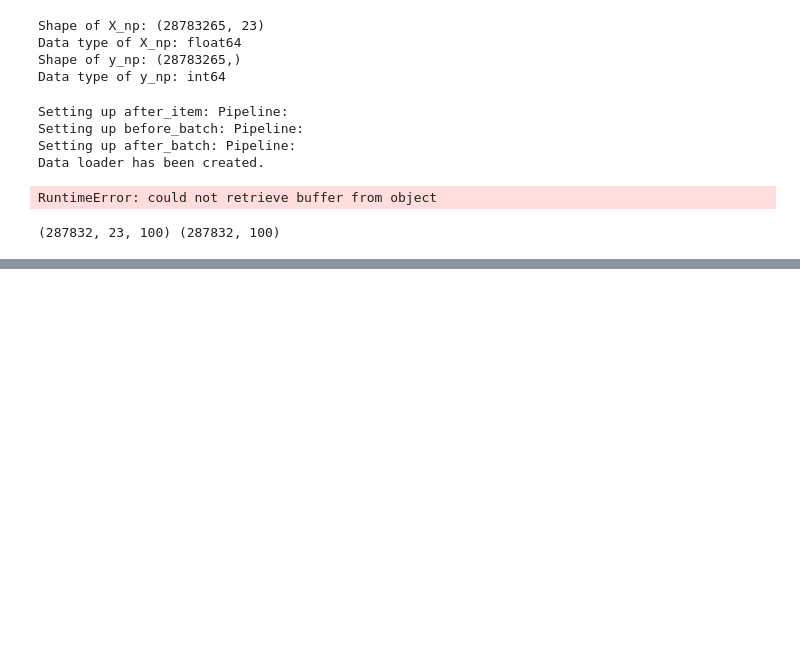
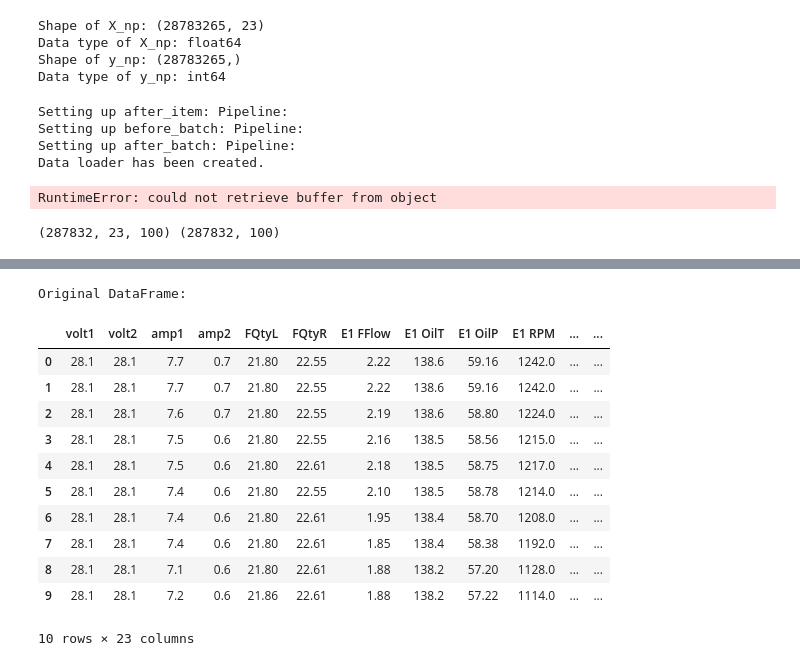
Before and after one commit to Dubeman/ngafid_anomaly_detection, a Jupyter notebook: TSAI_NGAFID.ipynb, the cells around one changed output, grey strips where cells are left out. Cells and saved outputs as stored; diff of their text form; code cells hidden in the pictures; blank space fills up the shorter version.

```diff
--- a/TSAI_NGAFID.ipynb
+++ b/TSAI_NGAFID.ipynb
@@ -349,0 +461,17 @@ ValueError: 'a' cannot be empty unless no samples are taken
+# %%
+print("Original DataFrame:")
+group
+# %% [output]
+Original DataFrame:
+|  | volt1 | volt2 | amp1 | amp2 | FQtyL | FQtyR | E1 FFlow | E1 OilT | E1 OilP | E1 RPM | ... | ... |
+| 0 | 28.1 | 28.1 | 7.7 | 0.7 | 21.80 | 22.55 | 2.22 | 138.6 | 59.16 | 1242.0 | ... | ... |
+| 1 | 28.1 | 28.1 | 7.7 | 0.7 | 21.80 | 22.55 | 2.22 | 138.6 | 59.16 | 1242.0 | ... | ... |
+| 2 | 28.1 | 28.1 | 7.6 | 0.7 | 21.80 | 22.55 | 2.19 | 138.6 | 58.80 | 1224.0 | ... | ... |
+| 3 | 28.1 | 28.1 | 7.5 | 0.6 | 21.80 | 22.55 | 2.16 | 138.5 | 58.56 | 1215.0 | ... | ... |
+| 4 | 28.1 | 28.1 | 7.5 | 0.6 | 21.80 | 22.61 | 2.18 | 138.5 | 58.75 | 1217.0 | ... | ... |
+| 5 | 28.1 | 28.1 | 7.4 | 0.6 | 21.80 | 22.55 | 2.10 | 138.5 | 58.78 | 1214.0 | ... | ... |
+| 6 | 28.1 | 28.1 | 7.4 | 0.6 | 21.80 | 22.61 | 1.95 | 138.4 | 58.70 | 1208.0 | ... | ... |
+| 7 | 28.1 | 28.1 | 7.4 | 0.6 | 21.80 | 22.61 | 1.85 | 138.4 | 58.38 | 1192.0 | ... | ... |
+| 8 | 28.1 | 28.1 | 7.1 | 0.6 | 21.80 | 22.61 | 1.88 | 138.2 | 57.20 | 1128.0 | ... | ... |
+| 9 | 28.1 | 28.1 | 7.2 | 0.6 | 21.86 | 22.61 | 1.88 | 138.2 | 57.22 | 1114.0 | ... | ... |
+10 rows × 23 columns
```
Also changed, not shown: parts of 12 cells of this notebook, 3 other files.
